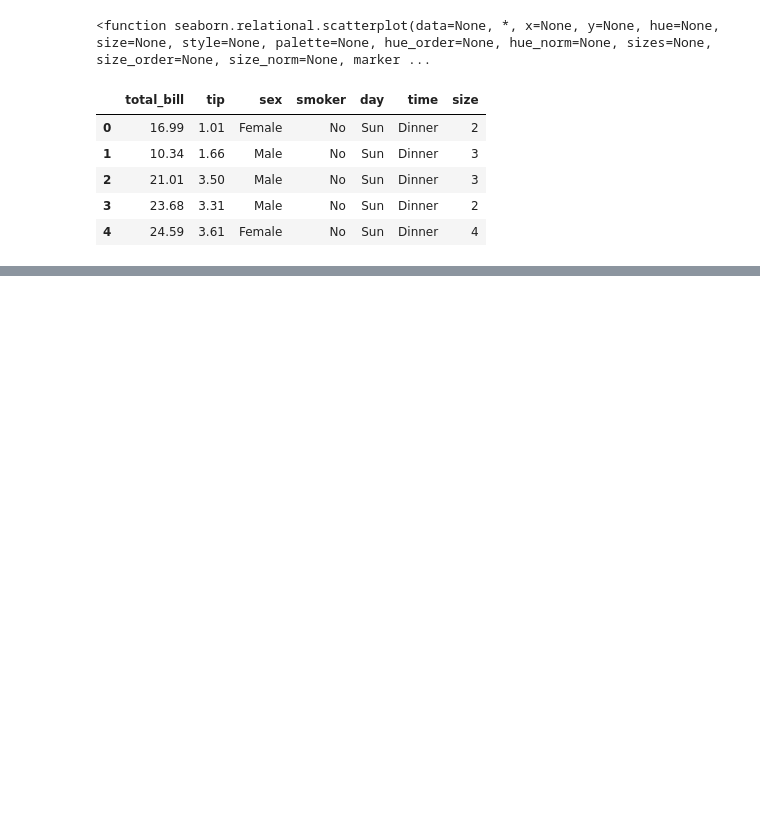
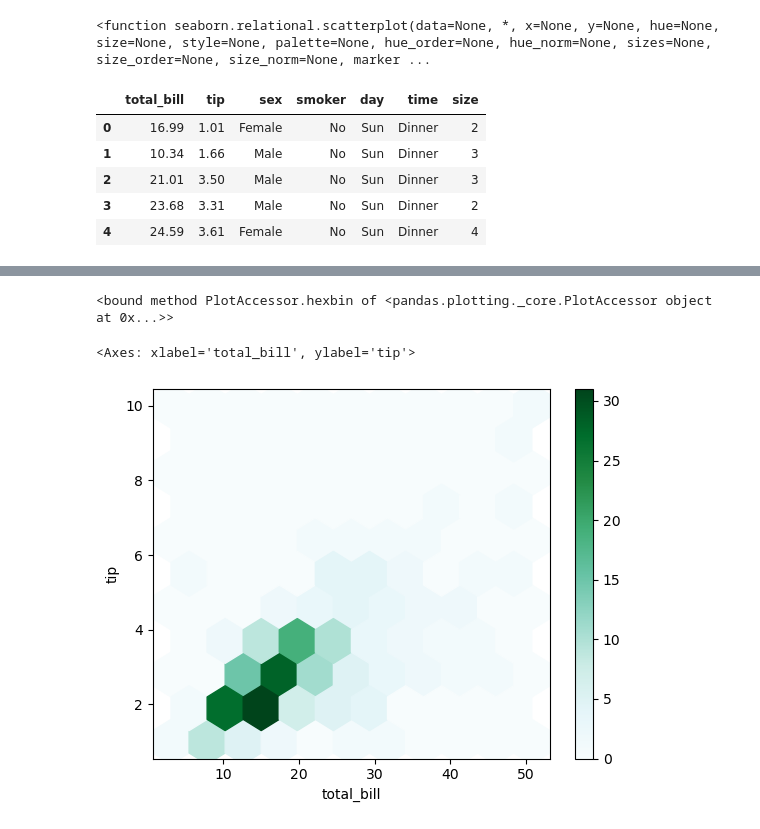
Before and after one commit to layla-focalors/pandas_learning, a Jupyter notebook: Ptest-1N19/Day2.ipynb, the cells around one changed output, grey strips where cells are left out. Drawn from its saved outputs; the diff is of its cells as text; code cells hidden in the pictures; blank space fills up the shorter version.

```diff
--- a/Ptest-1N19/Day2.ipynb
+++ b/Ptest-1N19/Day2.ipynb
@@ -1250,0 +1266,9 @@ https://gist.github.com/mwaskom/de44147ed2974457ad6372750bbe5751
+# %%
+df.plot.hexbin
+# %% [output]
+<bound method PlotAccessor.hexbin of <pandas.plotting._core.PlotAccessor object at 0x...>>
+# %%
+df.plot.hexbin(x='total_bill', y='tip', gridsize = 10)
+# %% [output]
+<Axes: xlabel='total_bill', ylabel='tip'>
+[figure, added]
```
Also changed, not shown: parts of 135 cells of this notebook.
